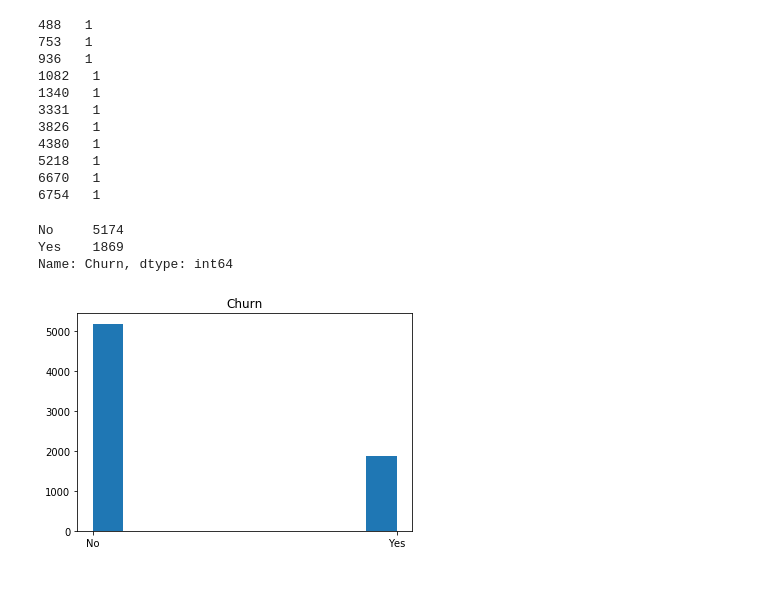
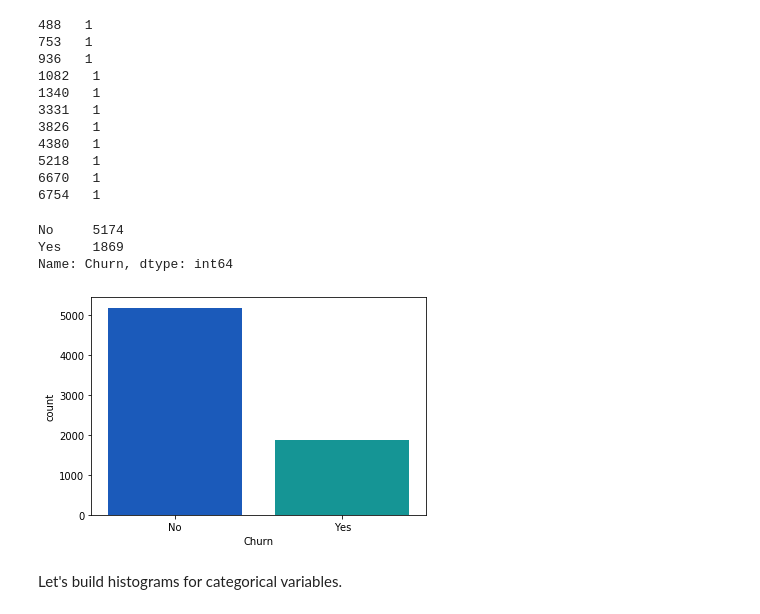
Before and after one commit to ignatl/telco_churn_kaggle_blastchar, a Jupyter notebook: telco_customer_churn.ipynb, the cells around one changed output. Drawn from its saved outputs; the diff is of its cells as text; code cells hidden in the pictures; blank space fills up the shorter version.

```diff
--- a/telco_customer_churn.ipynb
+++ b/telco_customer_churn.ipynb
@@ -83,13 +86,16 @@ for i, elem in enumerate(X['TotalCharges']):
 5218   1
 6670   1
 6754   1
+# %%
+df['TotalCharges'] = df['TotalCharges'].replace(' ', '0').astype('float64')
 # %%
 print(df['Churn'].value_counts())
-plt.hist(df['Churn'])
-plt.title('Churn')
+sns.countplot('Churn', data=df, palette='winter')
 plt.show()
 # %% [output]
 No     5174
 Yes    1869
 Name: Churn, dtype: int64
-[figure, old version]
+[figure, new version]
+# %% [markdown]
+Let's build histograms for categorical variables.
```
Also changed, not shown: parts of 12 cells of this notebook.
